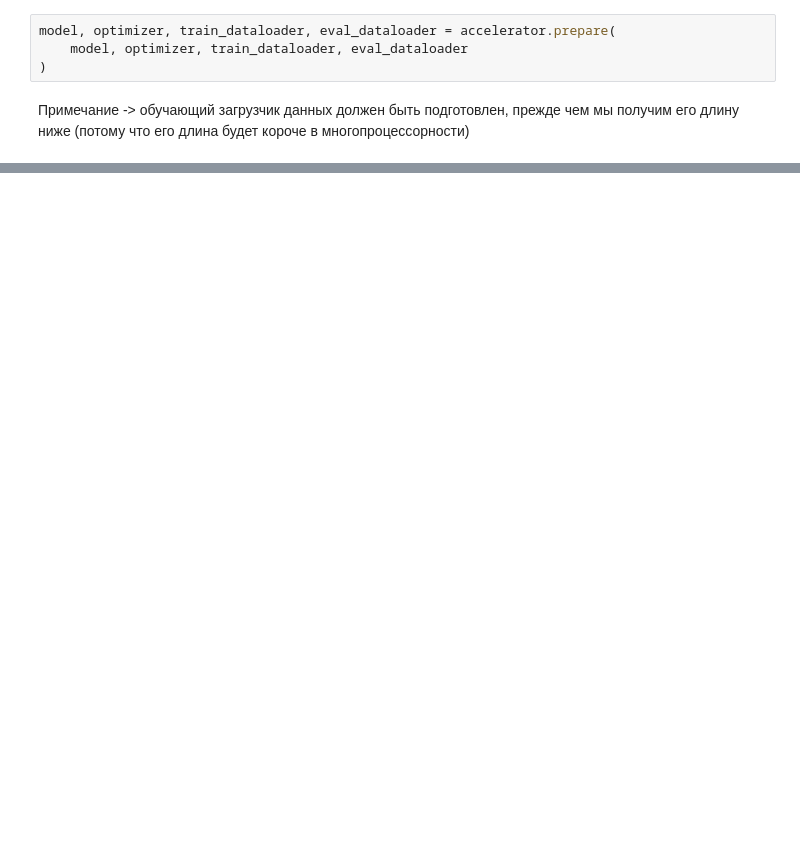
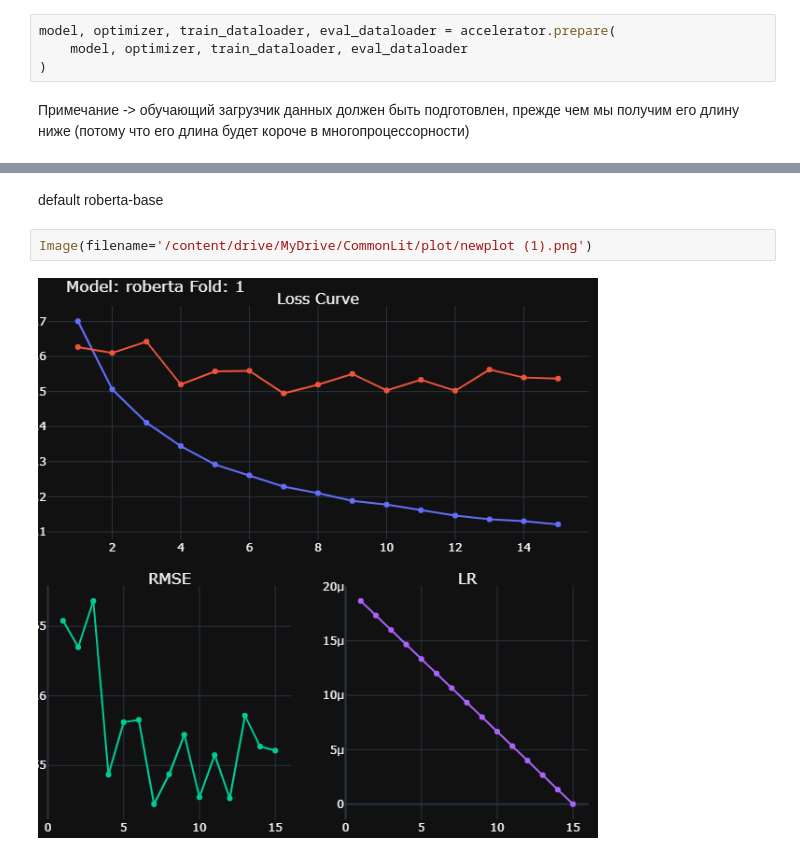
Before and after one commit to beifa/CommonLit, a Jupyter notebook: work_on_error.ipynb, the cells around one changed output, grey strips where cells are left out. Cells and saved outputs as stored; diff of their text form; blank space fills up the shorter version.

```diff
--- a/work_on_error.ipynb
+++ b/work_on_error.ipynb
@@ -1718,0 +1739,6 @@ Model weights saved in /content/pytorch_model.bin
+# %% [markdown]
+default roberta-base
+# %%
+Image(filename='/content/drive/MyDrive/CommonLit/plot/newplot (1).png')
+# %% [output]
+[figure, added]
```
Also changed, not shown: parts of 17 cells of this notebook.
